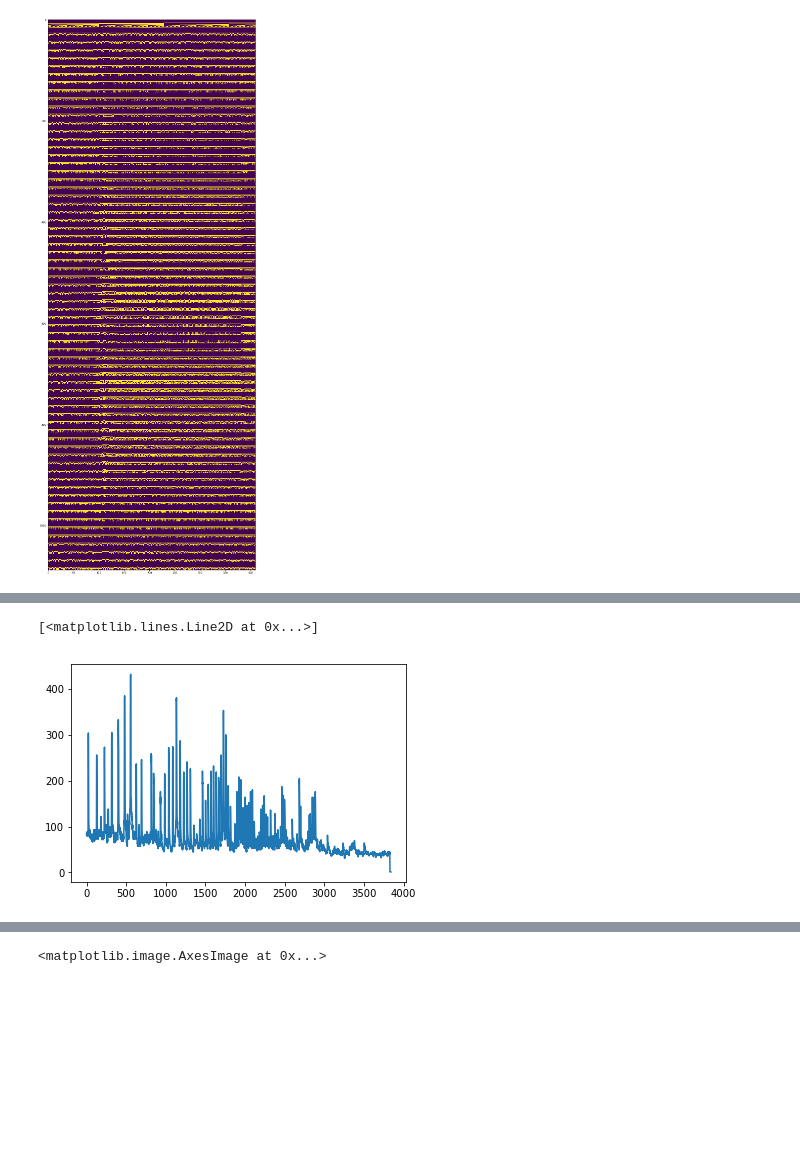
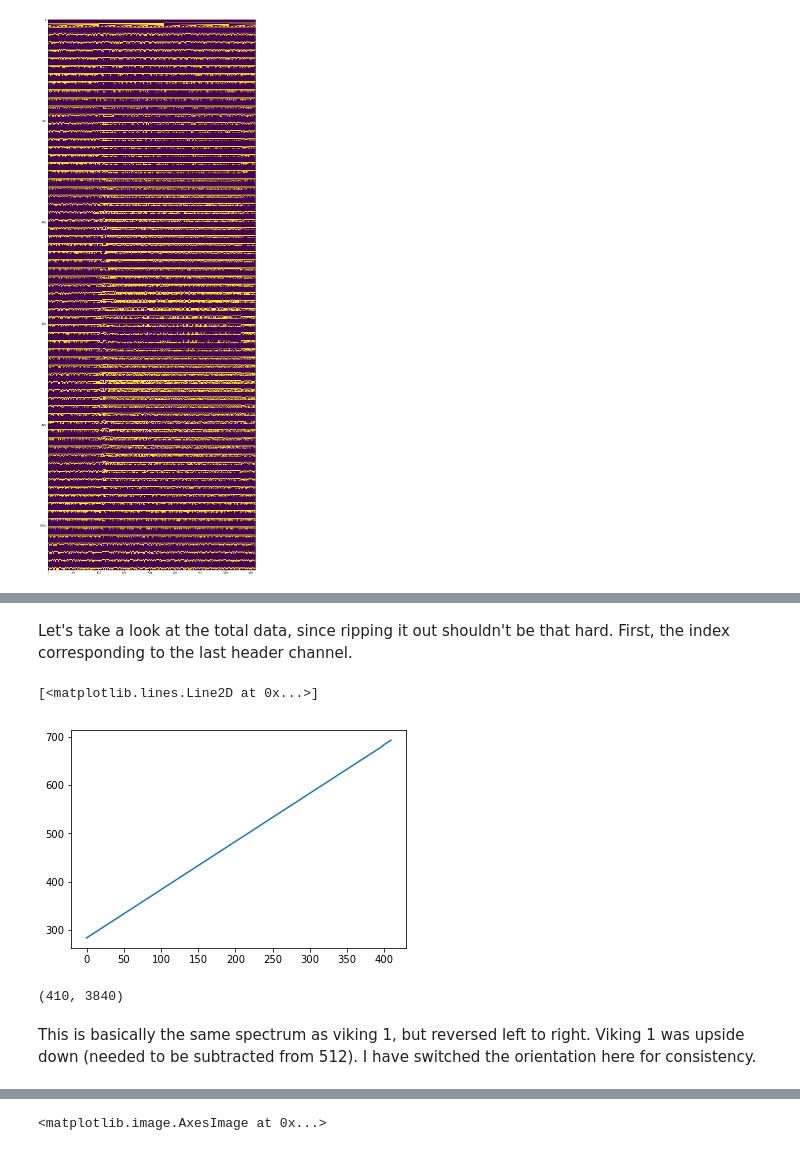
Before and after one commit to CHandmer/GCMS-decoding-effort, a Jupyter notebook: Data Exploration Viking 2.ipynb, the cells around one changed output, grey strips where cells are left out. Drawn from its saved outputs; the diff is of its cells as text; code cells hidden in the pictures; blank space fills up the shorter version.

```diff
--- a/Data Exploration Viking 2.ipynb
+++ b/Data Exploration Viking 2.ipynb
@@ -368,5 +182,0 @@ plt.plot(512-getFrameDataErrorTolerant(426))
-# %%
-plt.plot(512-getFrameDataErrorTolerant(515))
-# %% [output]
-[<matplotlib.lines.Line2D at 0x...>]
-[figure, removed]
@@ -374,0 +183,9 @@ alldata=np.array([getFrameDataErrorTolerant(i) for i in range(516)])
+# %% [markdown]
+Let's take a look at the total data, since ripping it out shouldn't be that hard. First, the index corresponding to the last header channel.
+# %%
+frame_index=np.array([np.dot(rawbin[period1*j+960:period1*j+976],np.flip([2**i for i in range(16)],axis=0)) for j in range(410)])
+# %%
+plt.plot(frame_index)
+# %% [output]
+[<matplotlib.lines.Line2D at 0x...>]
+[figure, added]
@@ -374,0 +194,6 @@ alldata=np.array([getFrameDataErrorTolerant(i) for i in range(516)])
+# %%
+alldata.shape
+# %% [output]
+(410, 3840)
+# %% [markdown]
+This is basically the same spectrum as viking 1, but reversed left to right. Viking 1 was upside down (needed to be subtracted from 512). I have switched the orientation here for consistency.
```
Also changed, not shown: parts of 62 cells of this notebook.
